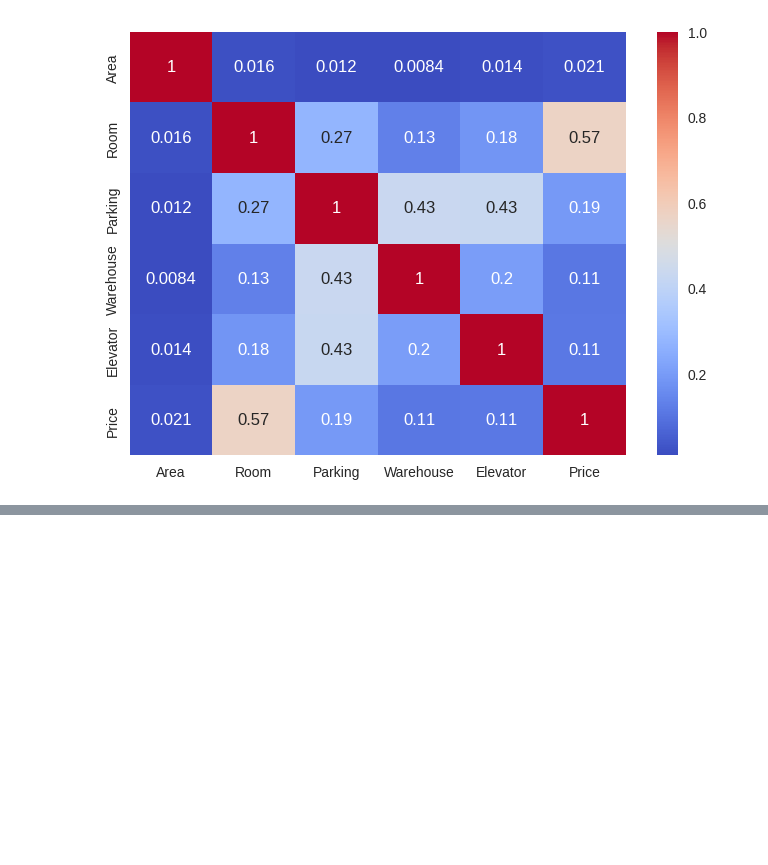
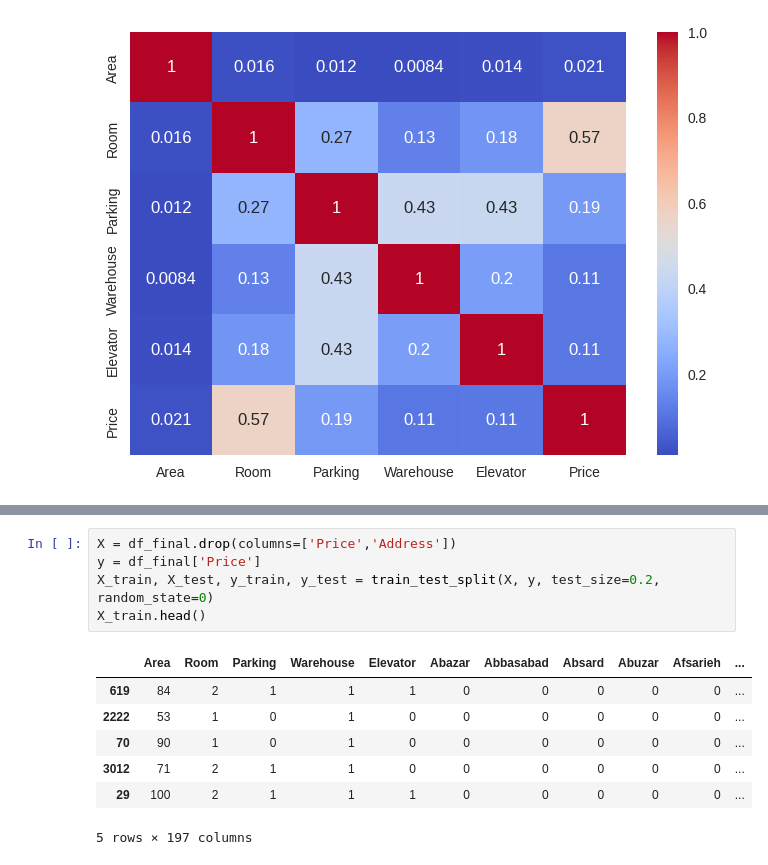
Before and after one commit to fayzi-dev/machin_learning, a Jupyter notebook: Divar_House_Price.ipynb, the cells around one changed output, grey strips where cells are left out. Saved outputs shown, nothing was run; the diff lists cells and outputs as text; blank space fills up the shorter version.

```diff
--- a/Divar_House_Price.ipynb
+++ b/Divar_House_Price.ipynb
@@ -405,0 +550,13 @@ sns.heatmap(df.corr(), annot=True, cmap='coolwarm')
+# %%
+X = df_final.drop(columns=['Price','Address'])
+y = df_final['Price']
+X_train, X_test, y_train, y_test = train_test_split(X, y, test_size=0.2, random_state=0)
+X_train.head()
+# %% [output]
+|  | Area | Room | Parking | Warehouse | Elevator | Abazar | Abbasabad | Absard | Abuzar | Afsarieh | ... |
+| 619 | 84 | 2 | 1 | 1 | 1 | 0 | 0 | 0 | 0 | 0 | ... |
+| 2222 | 53 | 1 | 0 | 1 | 0 | 0 | 0 | 0 | 0 | 0 | ... |
+| 70 | 90 | 1 | 0 | 1 | 0 | 0 | 0 | 0 | 0 | 0 | ... |
+| 3012 | 71 | 2 | 1 | 1 | 0 | 0 | 0 | 0 | 0 | 0 | ... |
+| 29 | 100 | 2 | 1 | 1 | 1 | 0 | 0 | 0 | 0 | 0 | ... |
+5 rows × 197 columns
```
Also changed, not shown: parts of 27 cells of this notebook.
